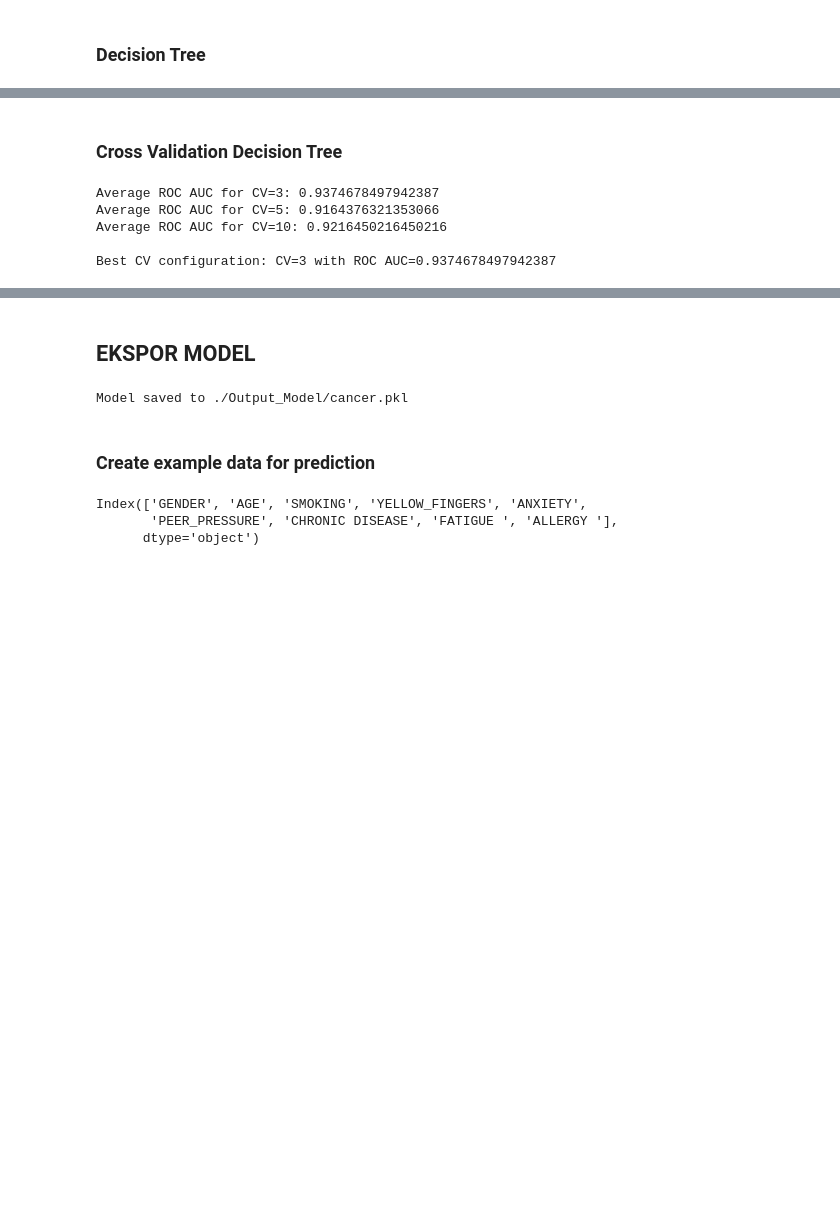
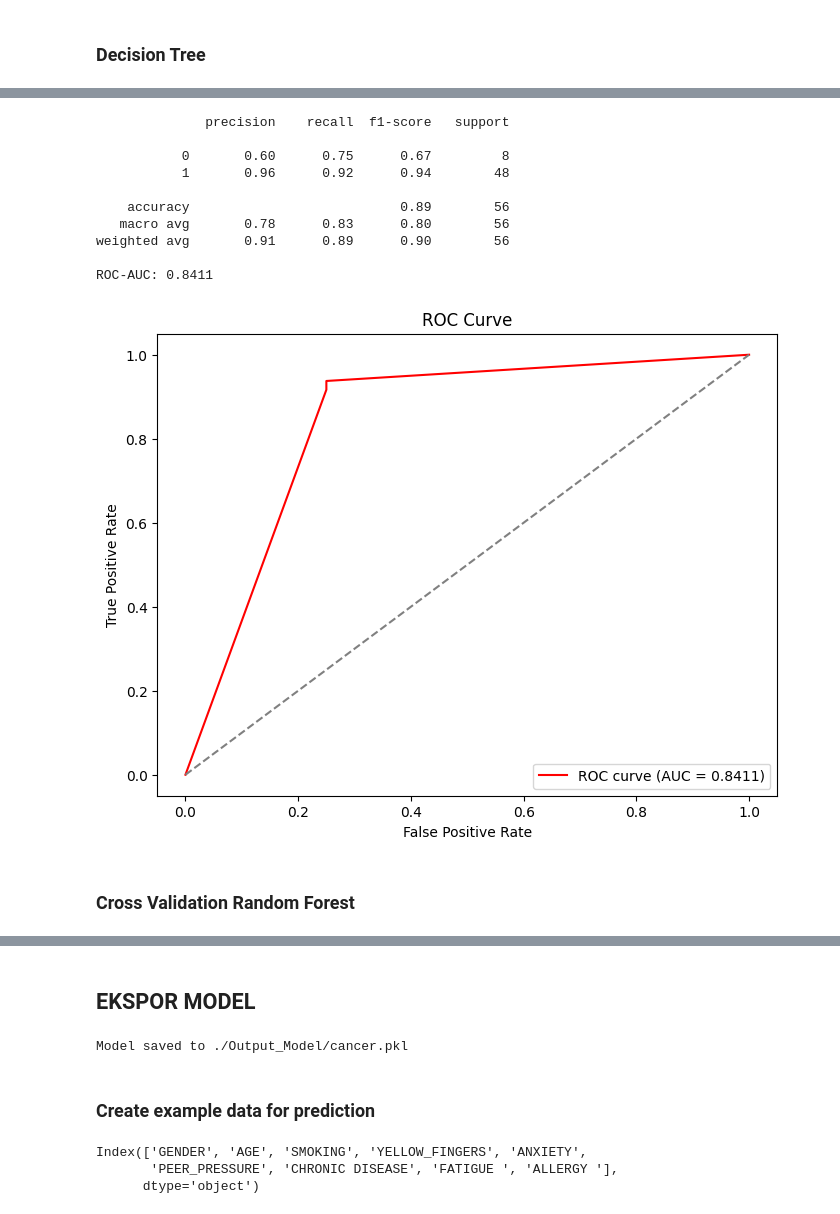
Before and after one commit to Hajranazbytama/tsdn24, a Jupyter notebook: Model_Prediction/cancer.ipynb, the cells around one changed output, grey strips where cells are left out. Cells and saved outputs as stored; diff of their text form; code cells hidden in the pictures; blank space fills up the shorter version.

```diff
--- a/Model_Prediction/cancer.ipynb
+++ b/Model_Prediction/cancer.ipynb
@@ -389,32 +433,48 @@ weighted avg       0.91      0.90      0.91        62
+# %%
+from sklearn.tree import DecisionTreeClassifier
+from sklearn.metrics import classification_report, roc_auc_score, roc_curve
+import matplotlib.pyplot as plt
+# Set seed untuk konsistensi hasil
+seed_value = 42
+np.random.seed(seed_value)
+# Membuat model Decision Tree untuk klasifikasi
+dt_clf = DecisionTreeClassifier(random_state=42)
+
+# Melatih model
+dt_clf.fit(X_train_resampled, y_train_resampled)
+
+# Melakukan prediksi
+y_pred = dt_clf.predict(X_test)
+y_pred_proba = dt_clf.predict_proba(X_test)[:, 1]  # Probabilitas kelas positif
+
+# Menampilkan laporan klasifikasi
+print(classification_report(y_test, y_pred))
+
+# Menghitung dan menampilkan skor ROC-AUC
+roc_auc = roc_auc_score(y_test, y_pred_proba)
+print(f'ROC-AUC: {roc_auc:.4f}')
+
+# Plot ROC curve
+fpr, tpr, _ = roc_curve(y_test, y_pred_proba)
+plt.figure(figsize=(8, 6))
+plt.plot(fpr, tpr, color='red', label=f'ROC curve (AUC = {roc_auc:.4f})')
+plt.plot([0, 1], [0, 1], color='gray', linestyle='--')
+plt.xlabel('False Positive Rate')
+plt.ylabel('True Positive Rate')
+plt.title('ROC Curve')
+plt.legend(loc='lower right')
+plt.show()
+# %% [output]
+              precision    recall  f1-score   support
+
+           0       0.60      0.75      0.67         8
+           1       0.96      0.92      0.94        48
+
+    accuracy                           0.89        56
+   macro avg       0.78      0.83      0.80        56
+weighted avg       0.91      0.89      0.90        56
+
+ROC-AUC: 0.8411
+[figure, added]
 # %% [markdown]
-### Cross Validation Decision Tree
+### Cross Validation Random Forest
-# %%
-# Define cross-validation configurations and initialize variables
-cv_configs = [3, 5, 10]
-best_roc_auc = 0
-best_cv_model = None
-
-# Perform cross-validation with different folds and save the best model based on ROC AUC
-for cv in cv_configs:
-    # Initialize Decision Tree classifier
-    dt_clf = DecisionTreeClassifier(random_state=42)
-
-    # Perform cross-validation and calculate ROC AUC score
-    scores = cross_val_score(dt_clf, X_train_resampled, y_train_resampled, cv=cv, scoring='roc_auc')
-    avg_roc_auc = scores.mean()
-    print(f"Average ROC AUC for CV={cv}: {avg_roc_auc}")
-
-    # Check if the current model has the best ROC AUC score
-    if avg_roc_auc > best_roc_auc:
-        best_roc_auc = avg_roc_auc
-        best_cv_model = dt_clf
-        best_cv = cv  # Save the configuration (CV fold) for the best model
-
-# Print the best cross-validation configuration
-print(f"\nBest CV configuration: CV={best_cv} with ROC AUC={best_roc_auc}")
-# %% [output]
-Average ROC AUC for CV=3: 0.9374678497942387
-Average ROC AUC for CV=5: 0.9164376321353066
-Average ROC AUC for CV=10: 0.9216450216450216
-
-Best CV configuration: CV=3 with ROC AUC=0.9374678497942387
```
Also changed, not shown: parts of 17 cells of this notebook, 5 other files.
